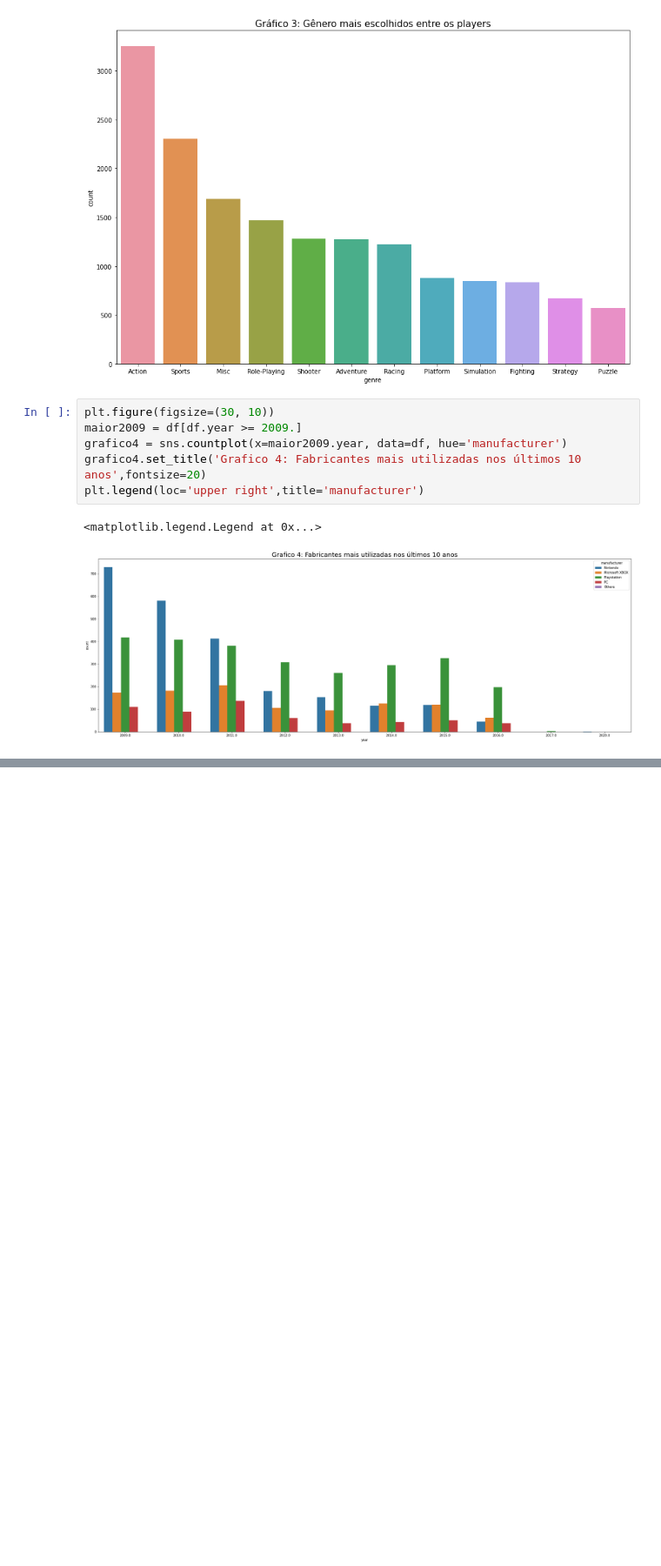
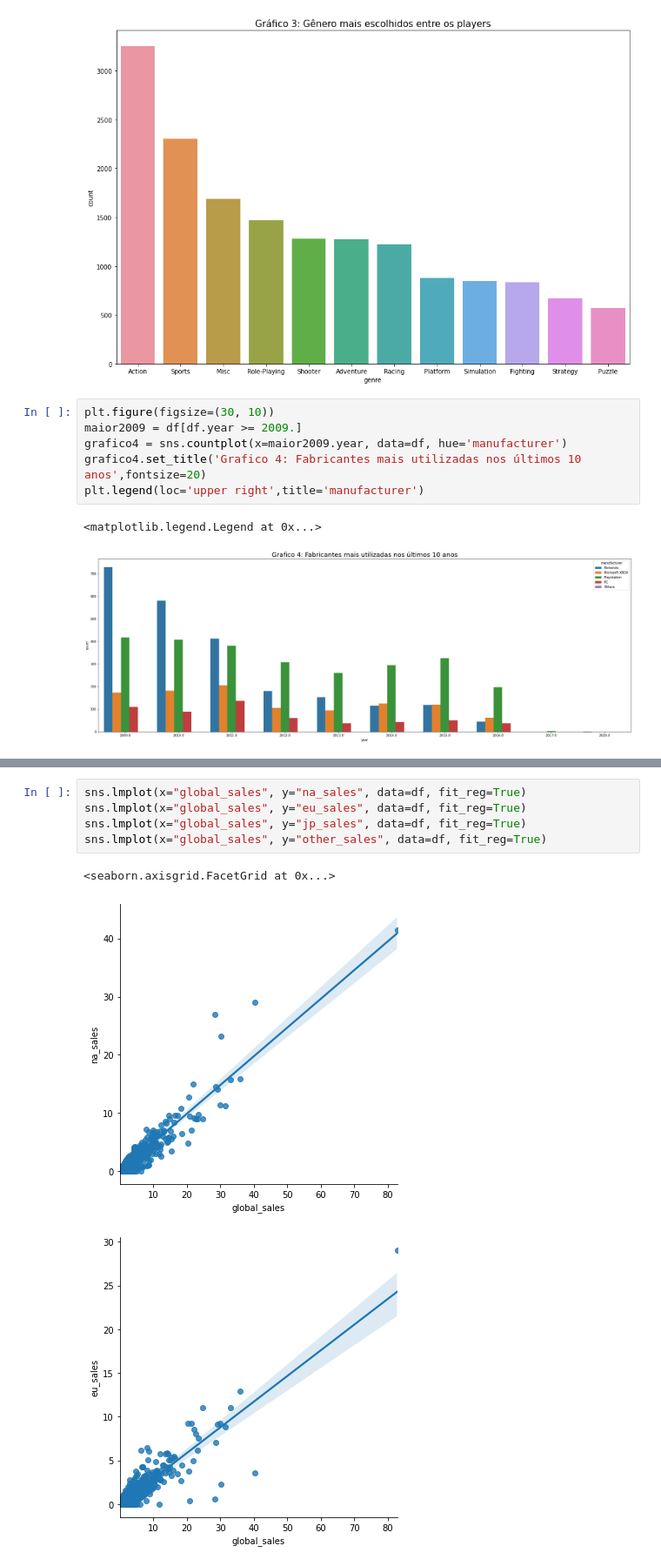
Before and after one commit to pedrojadir/Analise_Exploratoria, a Jupyter notebook: codigo.ipynb, the cells around one changed output, grey strips where cells are left out. Shown at 87% size. Saved outputs shown, nothing was run; the diff lists cells and outputs as text; blank space fills up the shorter version.

```diff
--- a/codigo.ipynb
+++ b/codigo.ipynb
@@ -210,0 +238,9 @@ plt.legend(loc='upper right',title='manufacturer')
+# %%
+sns.lmplot(x="global_sales", y="na_sales", data=df, fit_reg=True)
+sns.lmplot(x="global_sales", y="eu_sales", data=df, fit_reg=True)
+sns.lmplot(x="global_sales", y="jp_sales", data=df, fit_reg=True)
+sns.lmplot(x="global_sales", y="other_sales", data=df, fit_reg=True)
+# %% [output]
+<seaborn.axisgrid.FacetGrid at 0x...>
+[figure, added]
+[figure, added]
```
Also changed, not shown: parts of 5 cells of this notebook.
